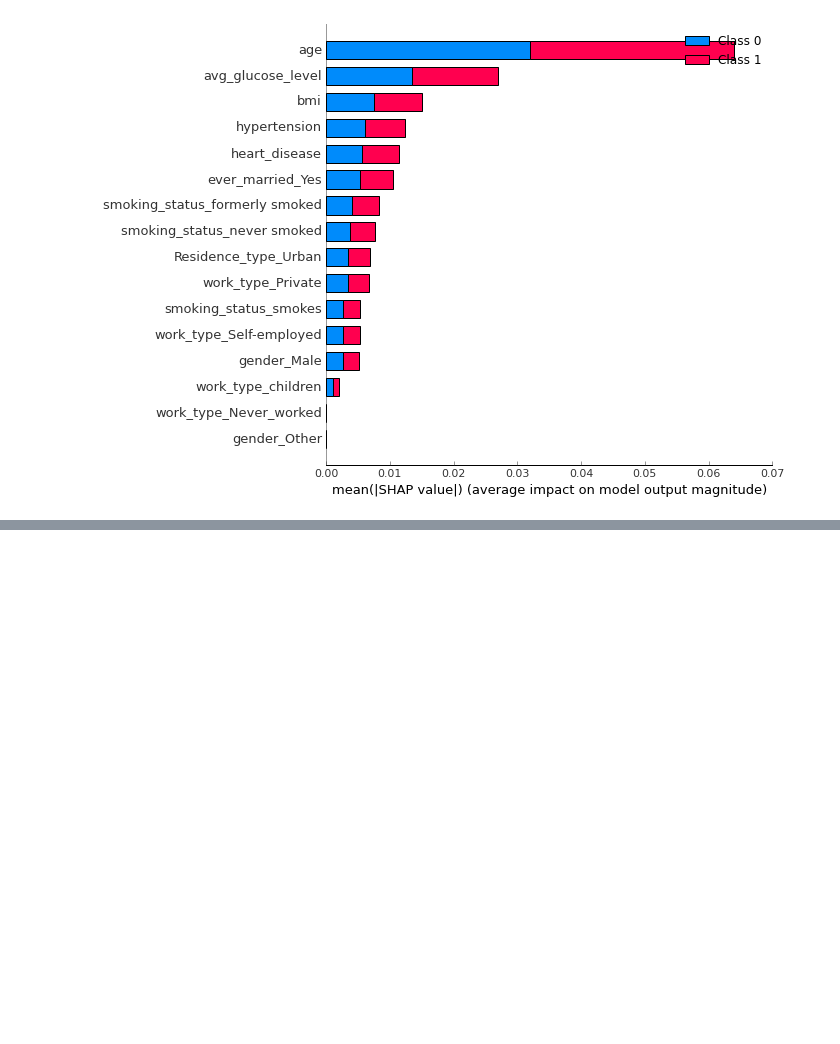
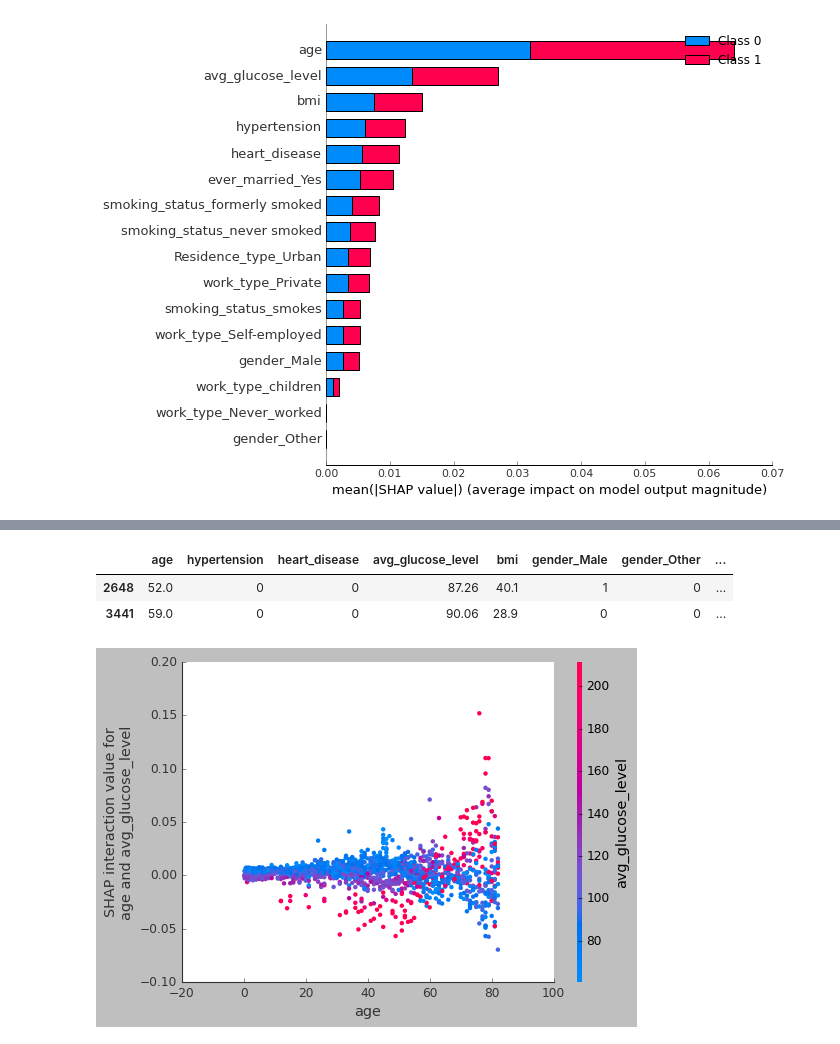
Before and after one commit to madhurdevkota/SHapley-Additive-exPlanations--SHAP, a Jupyter notebook: SHAP.ipynb, the cells around one changed output, grey strips where cells are left out. Saved outputs shown, nothing was run; the diff lists cells and outputs as text; code cells hidden in the pictures; blank space fills up the shorter version.

```diff
--- a/SHAP.ipynb
+++ b/SHAP.ipynb
@@ -217,0 +231,12 @@ shap.summary_plot( shap_values= shapVal_np, features= xtst )
+# %%
+shap_interaction_values = shap.TreeExplainer( model= randForest_est ).shap_interaction_values( X= xtst )
+# %%
+xtst.head(2)
+# %% [output]
+|  | age | hypertension | heart_disease | avg_glucose_level | bmi | gender_Male | gender_Other | ... |
+| 2648 | 52.0 | 0 | 0 | 87.26 | 40.1 | 1 | 0 | ... |
+| 3441 | 59.0 | 0 | 0 | 90.06 | 28.9 | 0 | 0 | ... |
+# %%
+shap.dependence_plot(  ind= ( 'age', 'avg_glucose_level' ), shap_values= shap_interaction_values[1], features= xtst )
+# %% [output]
+[figure, added]
```
Also changed, not shown: parts of 5 cells of this notebook.
